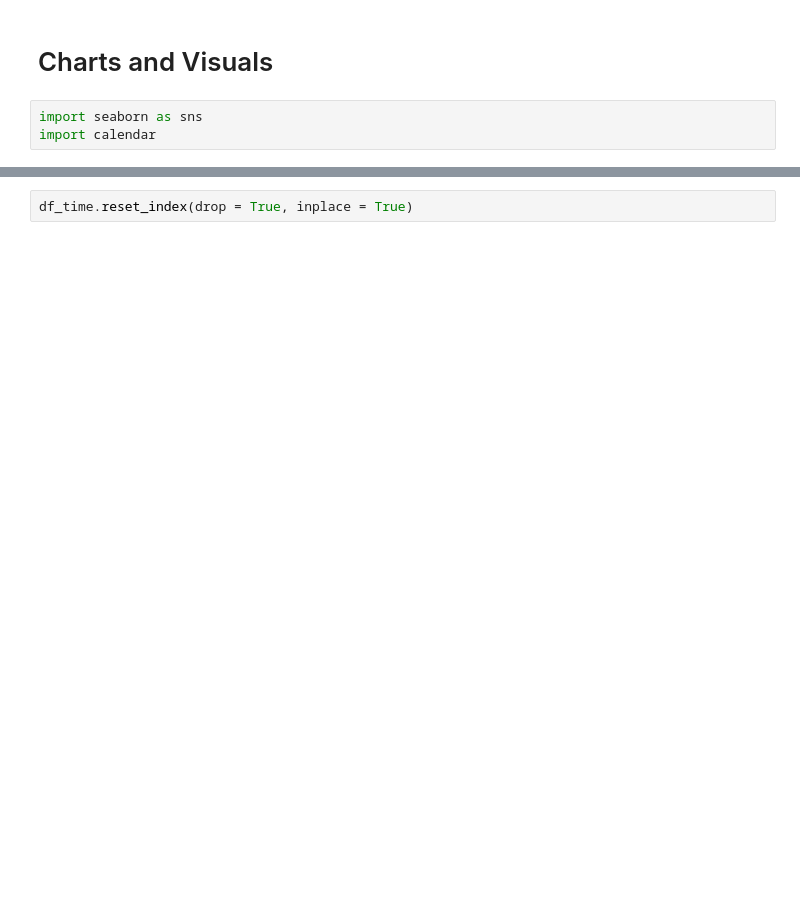
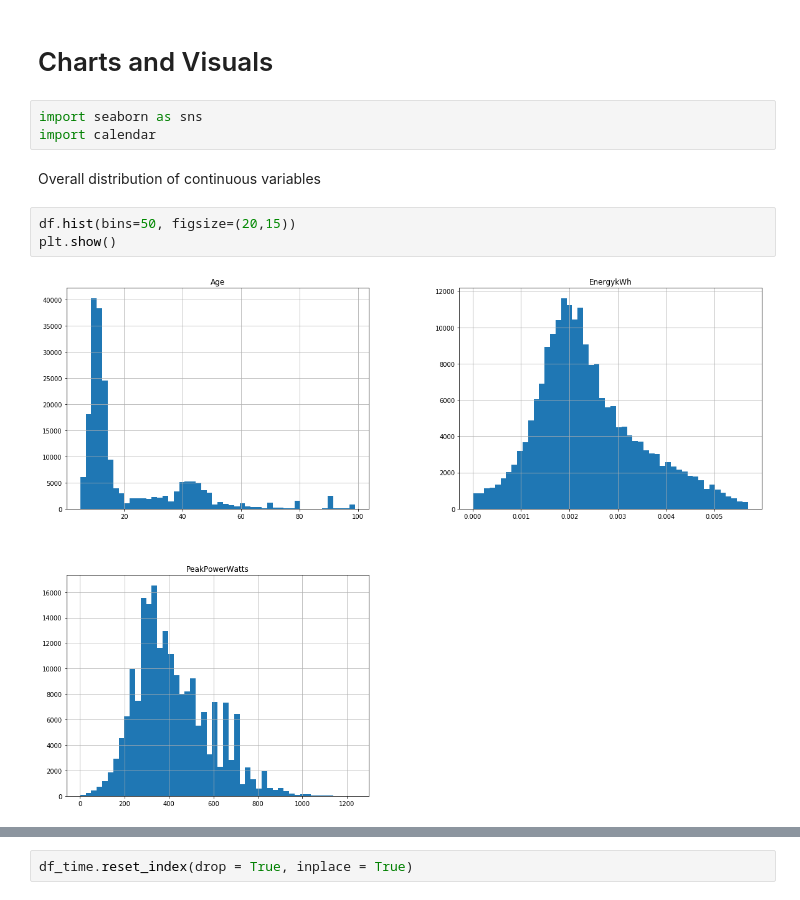
Before and after one commit to kcm117/bikedata, a Jupyter notebook: bikedata_analysis_km.ipynb, the cells around one changed output, grey strips where cells are left out. Saved outputs shown, nothing was run; the diff lists cells and outputs as text; blank space fills up the shorter version.

Commit message:
Added more info
More visualizations and analysis added

```diff
--- a/bikedata_analysis_km.ipynb
+++ b/bikedata_analysis_km.ipynb
@@ -221,3 +244,10 @@ df_year_sex_energy
 # %%
 import seaborn as sns
 import calendar
+# %% [markdown]
+Overall distribution of continuous variables
+# %%
+df.hist(bins=50, figsize=(20,15))
+plt.show()
+# %% [output]
+[figure, added]
```
Also changed, not shown: parts of 12 cells of this notebook.
